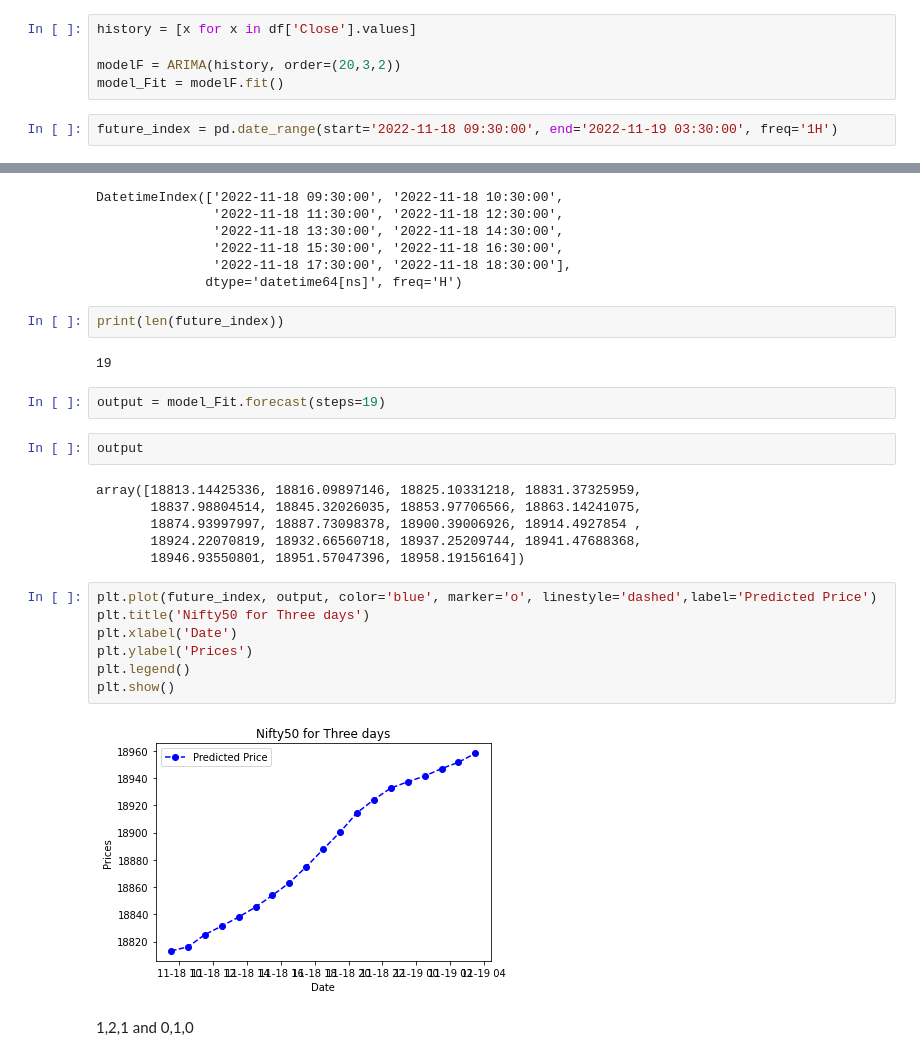
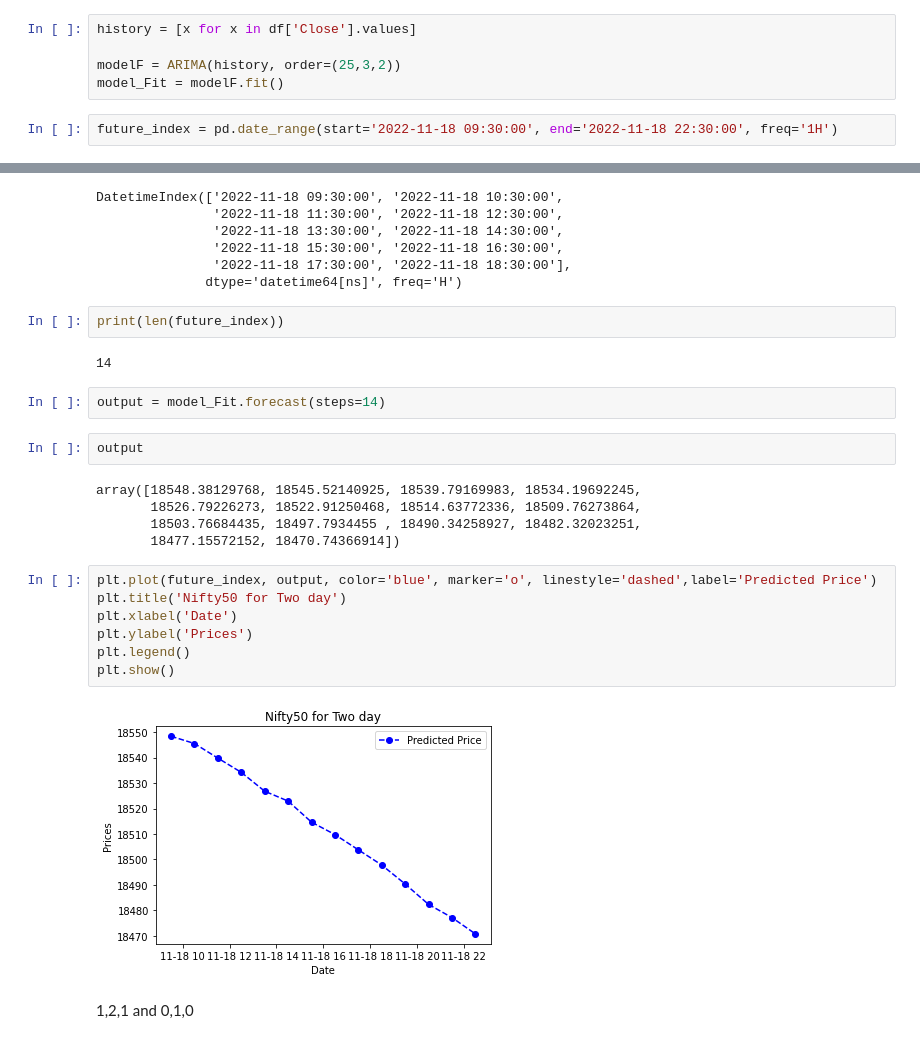
Before and after one commit to Rohitwaldekar/Real-Time-Sock-Price-Forecasting, a Jupyter notebook: notebooks/ARIMA-model-development.ipynb, the cells around one changed output, grey strips where cells are left out. Saved outputs shown, nothing was run; the diff lists cells and outputs as text.

```diff
--- a/notebooks/ARIMA-model-development.ipynb
+++ b/notebooks/ARIMA-model-development.ipynb
@@ -289,10 +289,10 @@ df.tail(10)
 # %%
 history = [x for x in df['Close'].values]
 
-modelF = ARIMA(history, order=(20,3,2))
+modelF = ARIMA(history, order=(25,3,2))
 model_Fit = modelF.fit()
 # %%
-future_index = pd.date_range(start='2022-11-18 09:30:00', end='2022-11-19 03:30:00', freq='1H')
+future_index = pd.date_range(start='2022-11-18 09:30:00', end='2022-11-18 22:30:00', freq='1H')
 # %%
 future_index[:10]
 # %% [output]
@@ -305,25 +305,24 @@ DatetimeIndex(['2022-11-18 09:30:00', '2022-11-18 10:30:00',
 # %%
 print(len(future_index))
 # %% [output]
-19
+14
 # %%
-output = model_Fit.forecast(steps=19)
+output = model_Fit.forecast(steps=14)
 # %%
 output
 # %% [output]
-array([18813.14425336, 18816.09897146, 18825.10331218, 18831.37325959,
-       18837.98804514, 18845.32026035, 18853.97706566, 18863.14241075,
-       18874.93997997, 18887.73098378, 18900.39006926, 18914.4927854 ,
-       18924.22070819, 18932.66560718, 18937.25209744, 18941.47688368,
-       18946.93550801, 18951.57047396, 18958.19156164])
+array([18548.38129768, 18545.52140925, 18539.79169983, 18534.19692245,
+       18526.79226273, 18522.91250468, 18514.63772336, 18509.76273864,
+       18503.76684435, 18497.7934455 , 18490.34258927, 18482.32023251,
+       18477.15572152, 18470.74366914])
 # %%
 plt.plot(future_index, output, color='blue', marker='o', linestyle='dashed',label='Predicted Price')
-plt.title('Nifty50 for Three days')
+plt.title('Nifty50 for Two day')
 plt.xlabel('Date')
 plt.ylabel('Prices')
 plt.legend()
 plt.show()
 # %% [output]
-[figure, old version]
+[figure, new version]
 # %% [markdown]
 1,2,1 and 0,1,0
```
Also changed, not shown: parts of 16 cells of this notebook, 3 other files.
